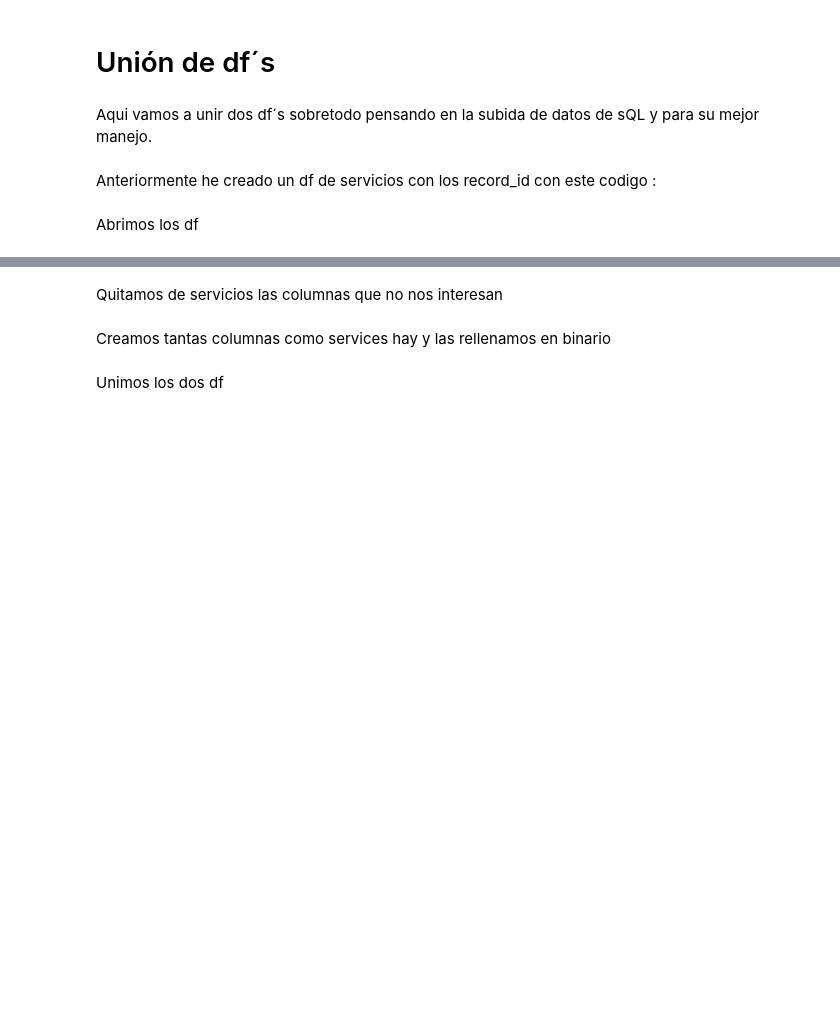
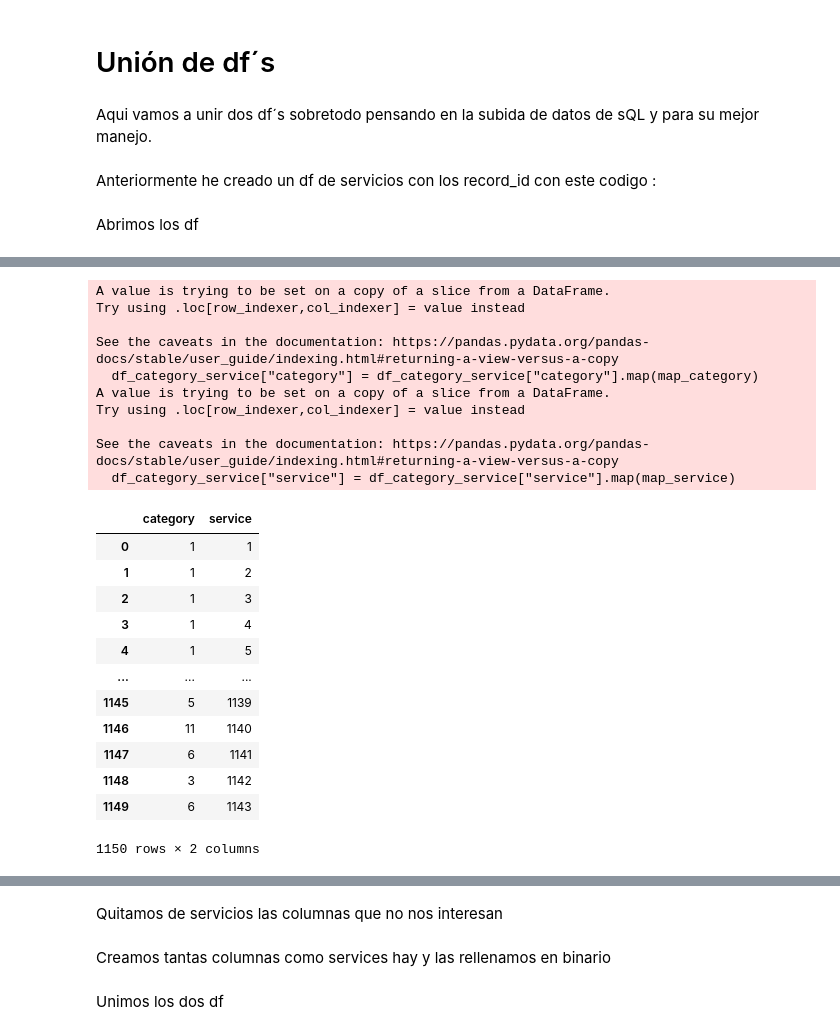
Before and after one commit to DiogoBernardoPT/Proyecto-Final-Bootcamp---Dream-Team, a Jupyter notebook: Union.ipynb, the cells around one changed output, grey strips where cells are left out. Cells and saved outputs as stored; diff of their text form; code cells hidden in the pictures; blank space fills up the shorter version.

```diff
--- a/Union.ipynb
+++ b/Union.ipynb
@@ -24,0 +67,7 @@ df_servicios.head()
+# %%
+df_service_record = df_servicios[["service", "record_id"]]
+map_service = {s : id_ for id_, s in df_service.values}
+
+df_service_record["service"] = df_service_record["service"].map(map_service)
+
+df_service_record.head(3)
@@ -25,3 +84,36 @@ df_servicios.head()
+# %%
+df_category_service = df_servicios[["category", "service"]]
+map_category = {s : id_ for id_, s in df_category.values}
+
+df_category_service["category"] = df_category_service["category"].map(map_category)
+df_category_service["service"] = df_category_service["service"].map(map_service)
+
+df_category_service = df_category_service.drop_duplicates().reset_index(drop = True)
+df_category_service.head(3)
+# %% [output]
+A value is trying to be set on a copy of a slice from a DataFrame.
+Try using .loc[row_indexer,col_indexer] = value instead
+
+See the caveats in the documentation: https://pandas.pydata.org/pandas-docs/stable/user_guide/indexing.html#returning-a-view-versus-a-copy
+  df_category_service["category"] = df_category_service["category"].map(map_category)
+A value is trying to be set on a copy of a slice from a DataFrame.
+Try using .loc[row_indexer,col_indexer] = value instead
+
+See the caveats in the documentation: https://pandas.pydata.org/pandas-docs/stable/user_guide/indexing.html#returning-a-view-versus-a-copy
+  df_category_service["service"] = df_category_service["service"].map(map_service)
+|  | category | service |
+| 0 | 1 | 1 |
+| 1 | 1 | 2 |
+| 2 | 1 | 3 |
+| 3 | 1 | 4 |
+| 4 | 1 | 5 |
+| ... | ... | ... |
+| 1145 | 5 | 1139 |
+| 1146 | 11 | 1140 |
+| 1147 | 6 | 1141 |
+| 1148 | 3 | 1142 |
+| 1149 | 6 | 1143 |
+1150 rows × 2 columns
 # %%
 df = pd.read_csv('C:/Users/peni_/Desktop/proyecto/Proyecto-Final-Bootcamp---Dream-Team/data/df_final_cleaned.csv')
 df.head()
```
Also changed, not shown: parts of 6 cells of this notebook, 5 other files.
